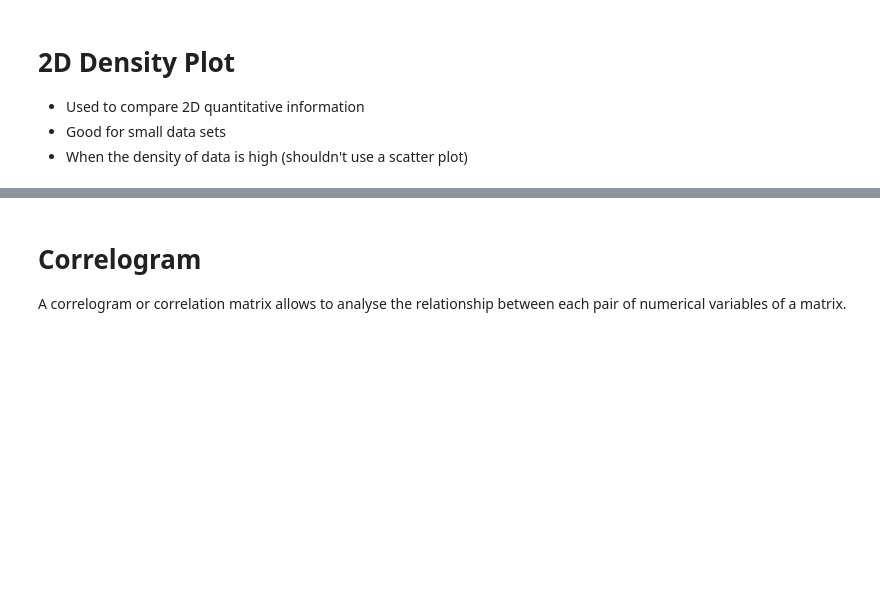
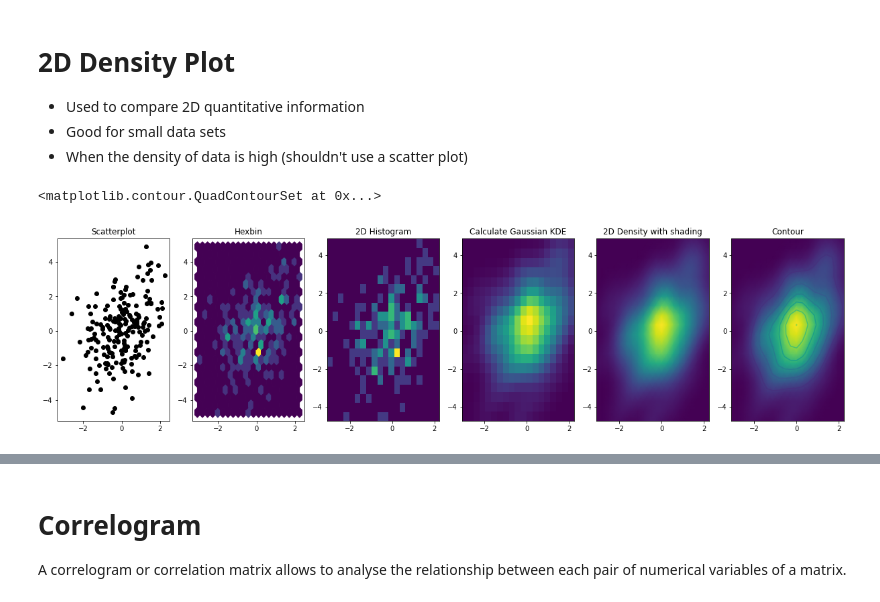
Before and after one commit to jagar2/Summer_2020_MAT-395-495_Scientific-Data-Analysis-and-Computing, a Jupyter notebook: lectures/4_Visualization/MAT_495_Pre_Lecture_3_Visual_Displays_of_Graphical_Information.ipynb, the cells around one changed output, grey strips where cells are left out. Saved outputs shown, nothing was run; the diff lists cells and outputs as text; code cells hidden in the pictures; blank space fills up the shorter version.

```diff
--- a/lectures/4_Visualization/MAT_495_Pre_Lecture_3_Visual_Displays_of_Graphical_Information.ipynb
+++ b/lectures/4_Visualization/MAT_495_Pre_Lecture_3_Visual_Displays_of_Graphical_Information.ipynb
@@ -17,3 +89,45 @@
 * Used to compare 2D quantitative information
 * Good for small data sets
 * When the density of data is high (shouldn't use a scatter plot)
+# %%
+# Create data: 200 points
+data = np.random.multivariate_normal([0, 0], [[1, 0.5], [0.5, 3]], 200)
+x, y = data.T
+
+# Create a figure with 6 plot areas
+fig, axes = plt.subplots(ncols=6, nrows=1, figsize=(21, 5))
+
+# Everything sarts with a Scatterplot
+axes[0].set_title('Scatterplot')
+axes[0].plot(x, y, 'ko')
+# As you can see there is a lot of overplottin here!
+
+# Thus we can cut the plotting window in several hexbins
+nbins = 20
+axes[1].set_title('Hexbin')
+axes[1].hexbin(x, y, gridsize=nbins, cmap=plt.cm.viridis)
+
+# 2D Histogram
+axes[2].set_title('2D Histogram')
+axes[2].hist2d(x, y, bins=nbins, cmap=plt.cm.viridis)
+
+# Evaluate a gaussian kde on a regular grid of nbins x nbins over data extents
+k = stats.kde.gaussian_kde(data.T)
+xi, yi = np.mgrid[x.min():x.max():nbins*1j, y.min():y.max():nbins*1j]
+zi = k(np.vstack([xi.flatten(), yi.flatten()]))
+
+# plot a density
+axes[3].set_title('Calculate Gaussian KDE')
+axes[3].pcolormesh(xi, yi, zi.reshape(xi.shape), cmap=plt.cm.viridis)
+
+# add shading
+axes[4].set_title('2D Density with shading')
+axes[4].pcolormesh(xi, yi, zi.reshape(xi.shape), shading='gouraud', cmap=plt.cm.viridis)
+
+# contour
+axes[5].set_title('Contour')
+axes[5].pcolormesh(xi, yi, zi.reshape(xi.shape), shading='gouraud', cmap=plt.cm.viridis)
+axes[5].contour(xi, yi, zi.reshape(xi.shape) )
+# %% [output]
+<matplotlib.contour.QuadContourSet at 0x...>
+[figure, added]
```
Also changed, not shown: parts of 38 cells of this notebook.
